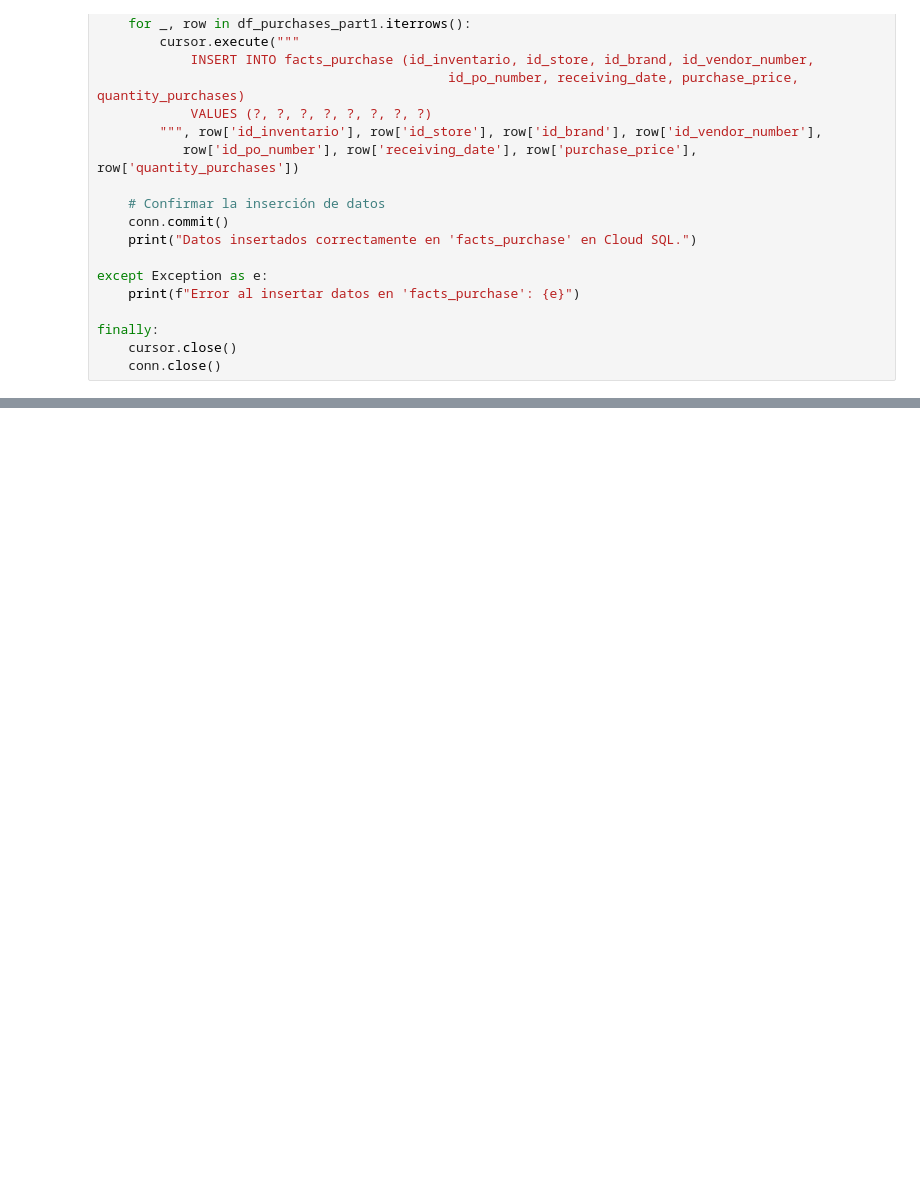
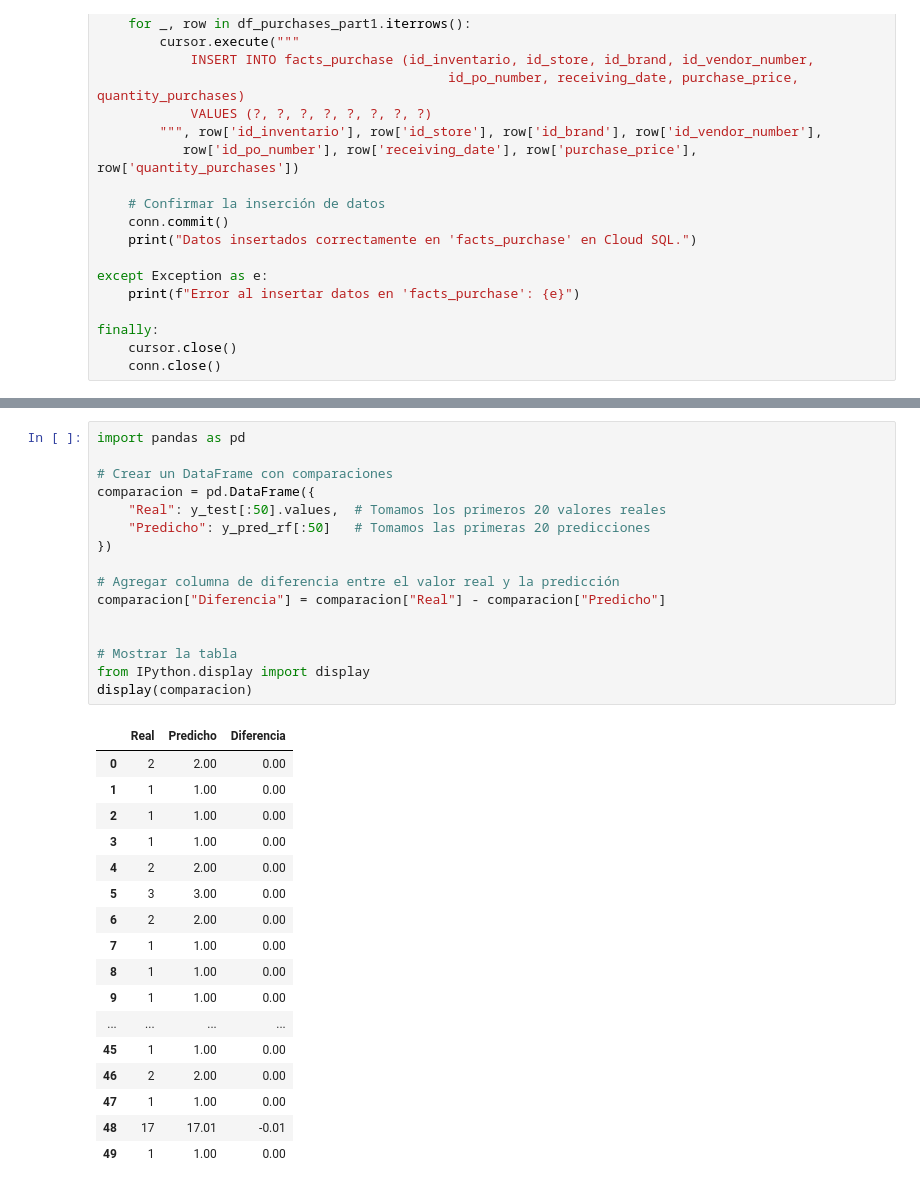
Before and after one commit to German-Presa/Grupo02-DAFT10, a Jupyter notebook: spirit_liquors.ipynb, the cells around one changed output, grey strips where cells are left out. Drawn from its saved outputs; the diff is of its cells as text; blank space fills up the shorter version.

```diff
--- a/spirit_liquors.ipynb
+++ b/spirit_liquors.ipynb
@@ -2208,0 +2488,34 @@ finally:
+# %%
+import pandas as pd
+
+# Crear un DataFrame con comparaciones
+comparacion = pd.DataFrame({
+    "Real": y_test[:50].values,  # Tomamos los primeros 20 valores reales
+    "Predicho": y_pred_rf[:50]   # Tomamos las primeras 20 predicciones
+})
+
+# Agregar columna de diferencia entre el valor real y la predicción
+comparacion["Diferencia"] = comparacion["Real"] - comparacion["Predicho"]
+
+
+# Mostrar la tabla
+from IPython.display import display
+display(comparacion)
+# %% [output]
+|  | Real | Predicho | Diferencia |
+| 0 | 2 | 2.00 | 0.00 |
+| 1 | 1 | 1.00 | 0.00 |
+| 2 | 1 | 1.00 | 0.00 |
+| 3 | 1 | 1.00 | 0.00 |
+| 4 | 2 | 2.00 | 0.00 |
+| 5 | 3 | 3.00 | 0.00 |
+| 6 | 2 | 2.00 | 0.00 |
+| 7 | 1 | 1.00 | 0.00 |
+| 8 | 1 | 1.00 | 0.00 |
+| 9 | 1 | 1.00 | 0.00 |
+| ... | ... | ... | ... |
+| 45 | 1 | 1.00 | 0.00 |
+| 46 | 2 | 2.00 | 0.00 |
+| 47 | 1 | 1.00 | 0.00 |
+| 48 | 17 | 17.01 | -0.01 |
+| 49 | 1 | 1.00 | 0.00 |
```
Also changed, not shown: parts of 28 cells of this notebook.
